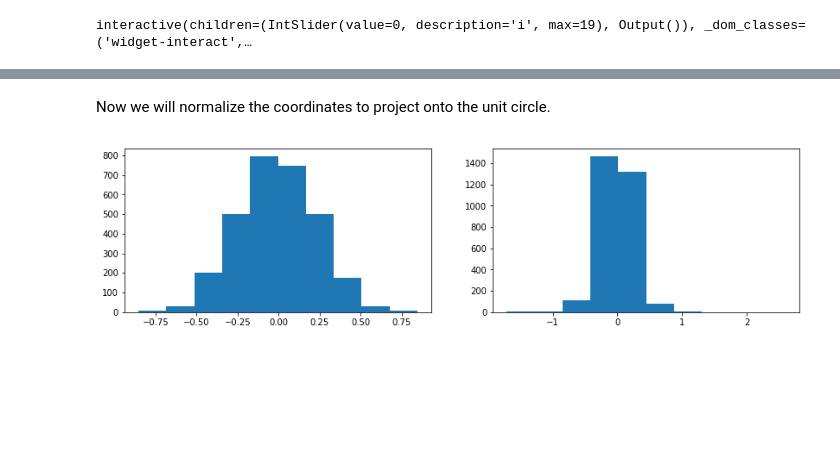
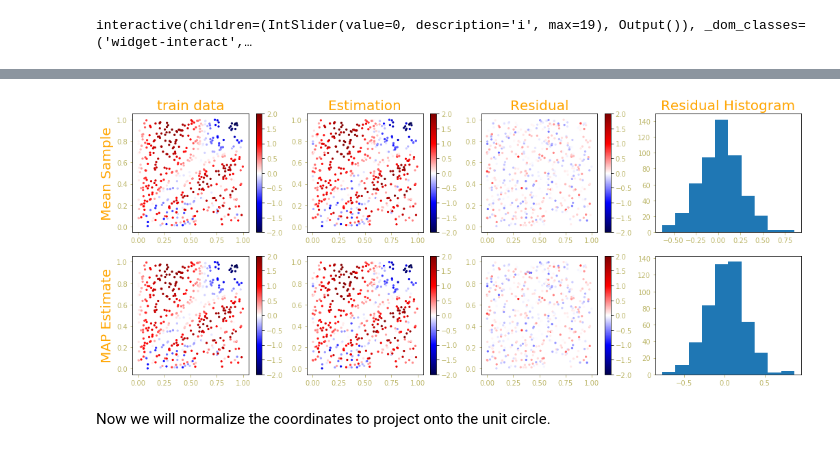
Before and after one commit to bwpriest/pyNNGP, a Jupyter notebook: notebook/regression_validation.ipynb, the cells around one changed output, grey strips where cells are left out. Saved outputs shown, nothing was run; the diff lists cells and outputs as text; code cells hidden in the pictures; blank space fills up the shorter version.

```diff
--- a/notebook/regression_validation.ipynb
+++ b/notebook/regression_validation.ipynb
@@ -165,9 +148,60 @@ plt.show()
+# %%
+fig, axes = plt.subplots(nrows=2, ncols=4, figsize=(17.5, 7))
+for axar in axes:
+    for ax in axar:
+        ax.tick_params(colors="darkkhaki")
+"""
+Sampled data
+"""
+i00 = axes[0,0].scatter(
+    coords[:,0], coords[:,1],
+    c=w, s=5,
+    vmin=-2, vmax=2, cmap='seismic'
+)
+plt.setp(plt.getp(plt.colorbar(i00, ax=axes[0,0]).ax.axes, "yticklabels"), color="darkkhaki")
+axes[0,0].set_title("train data", fontsize=20, color="orange")
+axes[0,0].set_ylabel("Mean Sample", fontsize=20, color="orange")
+i01 = axes[0,1].scatter(
+    coords[:,0], coords[:,1],
+    c=w_sample, s=5,
+    vmin=-2, vmax=2, cmap='seismic'
+)
+plt.setp(plt.getp(plt.colorbar(i01, ax=axes[0,1]).ax.axes, "yticklabels"), color="darkkhaki")
+axes[0,1].set_title("Estimation", fontsize=20, color="orange")
+i02 = axes[0,2].scatter(
+    coords[:,0], coords[:,1],
+    c=w_sample-w, s=5,
+    vmin=-2, vmax=2, cmap='seismic'
+)
+plt.setp(plt.getp(plt.colorbar(i02, ax=axes[0,2]).ax.axes, "yticklabels"), color="darkkhaki")
+axes[0,2].set_title("Residual", fontsize=20, color="orange")
+i03 = axes[0,3].hist(w_sample - w)
+axes[0,3].set_title("Residual Histogram", fontsize=20, color="orange")
+"""
+MAP data
+"""
+i10 = axes[1,0].scatter(
+    coords[:,0], coords[:,1],
+    c=w, s=5,
+    vmin=-2, vmax=2, cmap='seismic'
+)
+plt.setp(plt.getp(plt.colorbar(i10, ax=axes[1,0]).ax.axes, "yticklabels"), color="darkkhaki")
+axes[1,0].set_ylabel("MAP Estimate", fontsize=20, color="orange")
+i11 = axes[1,1].scatter(
+    coords[:,0], coords[:,1],
+    c=w_map, s=5,
+    vmin=-2, vmax=2, cmap='seismic'
+)
+plt.setp(plt.getp(plt.colorbar(i11, ax=axes[1,1]).ax.axes, "yticklabels"), color="darkkhaki")
+i12 = axes[1,2].scatter(
+    coords[:,0], coords[:,1],
+    c=w_map-w, s=5,
+    vmin=-2, vmax=2, cmap='seismic'
+)
+plt.setp(plt.getp(plt.colorbar(i12, ax=axes[1,2]).ax.axes, "yticklabels"), color="darkkhaki")
+i13 = axes[1,3].hist(w_map - w)
+plt.show()
+# %% [output]
+[figure, added]
 # %% [markdown]
 Now we will normalize the coordinates to project onto the unit circle.
-# %%
-fig, axes = plt.subplots(ncols=2, figsize=(14, 3.5))
-i0 = axes[0].hist(w_samples[-1] - w)
-i1 = axes[1].hist(w_map - w)
-plt.show()
-# %% [output]
-[figure, removed]
```
Also changed, not shown: parts of 16 cells of this notebook, 4 other files.
